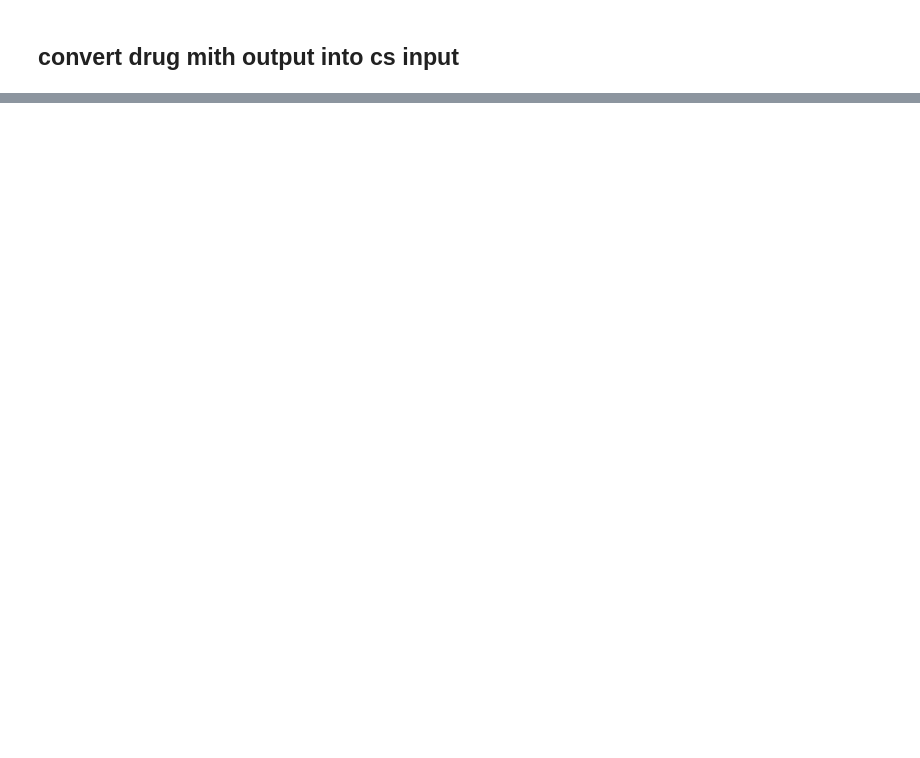
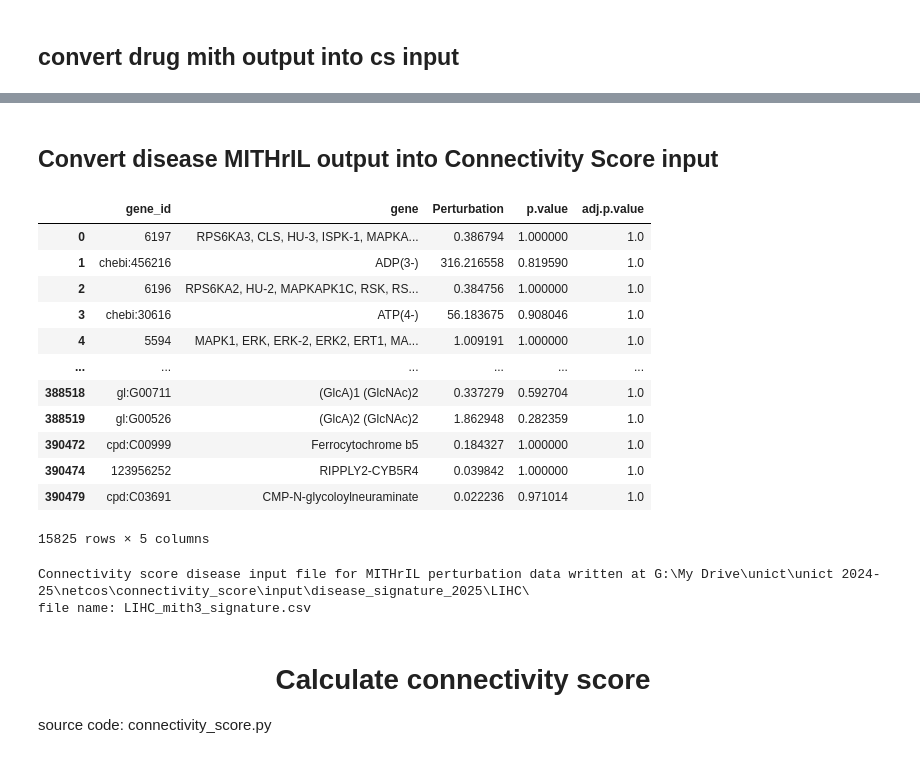
Before and after one commit to knowmics-lab/netcos, a Jupyter notebook: notebooks/Chembl_validation_pipeline.ipynb, the cells around one changed output, grey strips where cells are left out. Drawn from its saved outputs; the diff is of its cells as text; code cells hidden in the pictures; blank space fills up the shorter version.

```diff
--- a/notebooks/Chembl_validation_pipeline.ipynb
+++ b/notebooks/Chembl_validation_pipeline.ipynb
@@ -191,0 +179,32 @@ from conf in
+# %% [markdown]
+## Convert disease MITHrIL output into Connectivity Score input
+# %%
+mith_file=MITH_OUT_DISEASE+DISEASE+'_mith3.perturbations.txt'
+cs_data=mith_to_cs_in(mith_file)
+# %%
+cs_data
+# %% [output]
+|  | gene_id | gene | Perturbation | p.value | adj.p.value |
+| 0 | 6197 | RPS6KA3, CLS, HU-3, ISPK-1, MAPKA... | 0.386794 | 1.000000 | 1.0 |
+| 1 | chebi:456216 | ADP(3-) | 316.216558 | 0.819590 | 1.0 |
+| 2 | 6196 | RPS6KA2, HU-2, MAPKAPK1C, RSK, RS... | 0.384756 | 1.000000 | 1.0 |
+| 3 | chebi:30616 | ATP(4-) | 56.183675 | 0.908046 | 1.0 |
+| 4 | 5594 | MAPK1, ERK, ERK-2, ERK2, ERT1, MA... | 1.009191 | 1.000000 | 1.0 |
+| ... | ... | ... | ... | ... | ... |
+| 388518 | gl:G00711 | (GlcA)1 (GlcNAc)2 | 0.337279 | 0.592704 | 1.0 |
+| 388519 | gl:G00526 | (GlcA)2 (GlcNAc)2 | 1.862948 | 0.282359 | 1.0 |
+| 390472 | cpd:C00999 | Ferrocytochrome b5 | 0.184327 | 1.000000 | 1.0 |
+| 390474 | 123956252 | RIPPLY2-CYB5R4 | 0.039842 | 1.000000 | 1.0 |
+| 390479 | cpd:C03691 | CMP-N-glycoloylneuraminate | 0.022236 | 0.971014 | 1.0 |
+15825 rows × 5 columns
+# %%
+# write CS input
+cs_input_name=DISEASE+'_mith3_signature.csv'
+write_cs_input(cs_data, cs_input_name, CS_IN_DISEASE)
+# %% [output]
+Connectivity score disease input file for MITHrIL perturbation data written at G:\My Drive\unict\unict 2024-25\netcos\connectivity_score\input\disease_signature_2025\LIHC\
+file name: LIHC_mith3_signature.csv
+# %% [markdown]
+# <div align="center"><b>Calculate connectivity score</b>
+
+source code: connectivity_score.py
```
Also changed, not shown: parts of 14 cells of this notebook, 2 other files.
